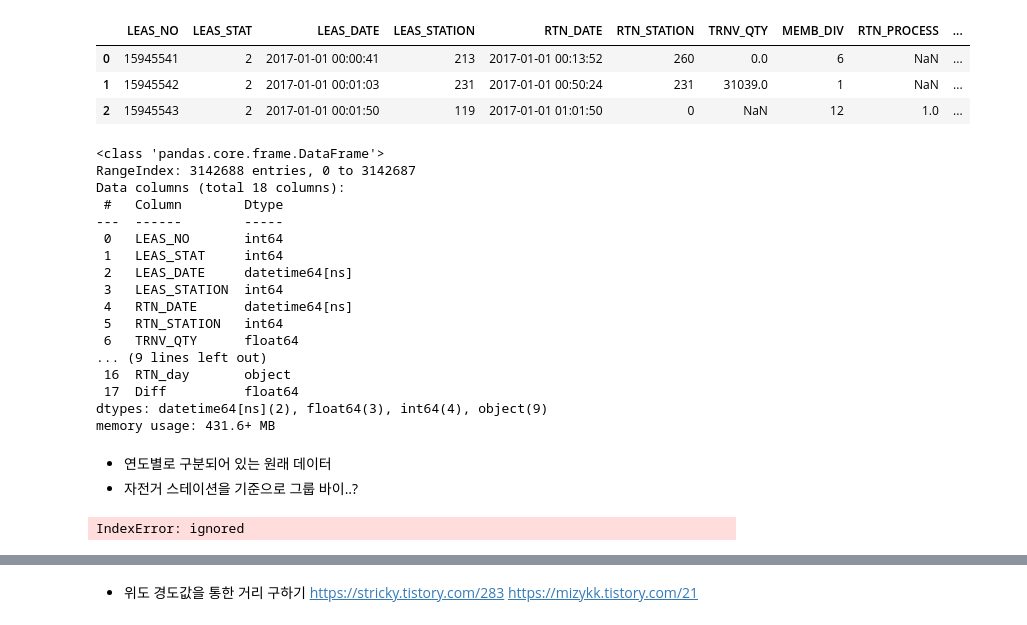
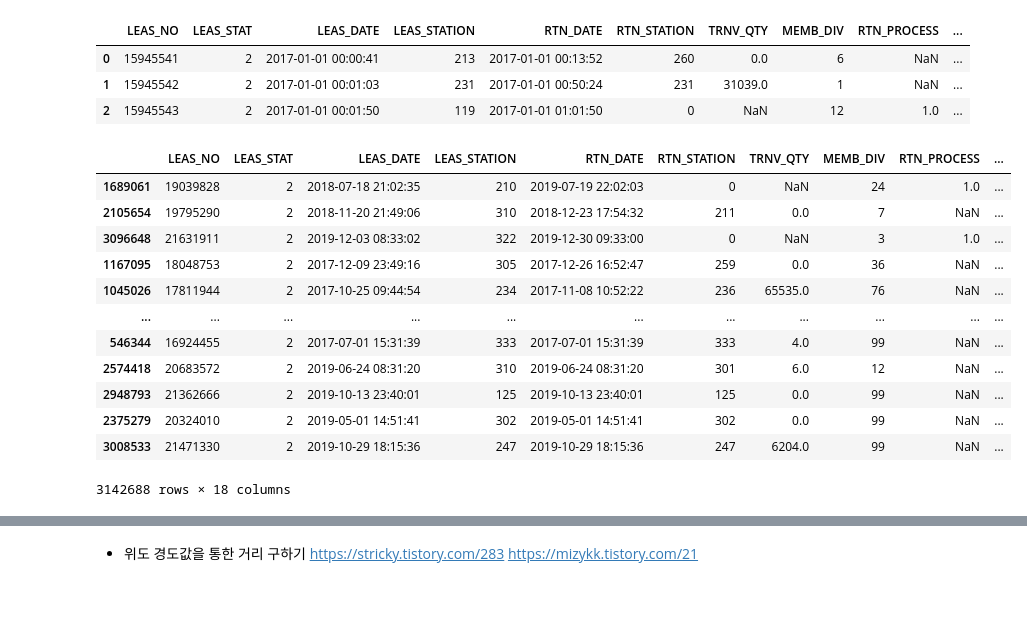
Before and after one commit to KIM-CHAEYOUNG/PROJECT_bike_station, a Jupyter notebook: 01_운영이력.ipynb, the cells around one changed output, grey strips where cells are left out. Saved outputs shown, nothing was run; the diff lists cells and outputs as text; code cells hidden in the pictures; blank space fills up the shorter version.

```diff
--- a/01_운영이력.ipynb
+++ b/01_운영이력.ipynb
@@ -247,37 +242,20 @@ bicycle_now.head(3)
 | 0 | 15945541 | 2 | 2017-01-01 00:00:41 | 213 | 2017-01-01 00:13:52 | 260 | 0.0 | 6 | NaN | ... |
 | 1 | 15945542 | 2 | 2017-01-01 00:01:03 | 231 | 2017-01-01 00:50:24 | 231 | 31039.0 | 1 | NaN | ... |
 | 2 | 15945543 | 2 | 2017-01-01 00:01:50 | 119 | 2017-01-01 01:01:50 | 0 | NaN | 12 | 1.0 | ... |
-# %%
-bicycle_now.info()
-# %% [output]
-<class 'pandas.core.frame.DataFrame'>
-RangeIndex: 3142688 entries, 0 to 3142687
-Data columns (total 18 columns):
- #   Column        Dtype
----  ------        -----
- 0   LEAS_NO       int64
- 1   LEAS_STAT     int64
- 2   LEAS_DATE     datetime64[ns]
- 3   LEAS_STATION  int64
- 4   RTN_DATE      datetime64[ns]
- 5   RTN_STATION   int64
- 6   TRNV_QTY      float64
-... (9 lines left out)
- 16  RTN_day       object
- 17  Diff          float64
-dtypes: datetime64[ns](2), float64(3), int64(4), object(9)
-memory usage: 431.6+ MB
-# %% [markdown]
-- 연도별로 구분되어 있는 원래 데이터
-- 자전거 스테이션을 기준으로 그룹 바이..?
-# %%
-# 회원/비회원 사용 빈도 추출을 위한 데이터 전처리 중
-# bicycle_now['MEM']=0
-
-# for m in range(0,len(bicycle_now)):
-#  if bicycle_now.iloc[m,7]=="99" :
-    bicycle_now.iloc[m,19] = 0
-#  else:
-    bicycle_now.iloc[m,19] = 1
-# %% [output]
-IndexError: ignored
+# %%
+# 이용시간이 가장 긴 노선 기준으로 sorting
+bicycle_now.sort_values('Diff', ascending=False)
+# %% [output]
+|  | LEAS_NO | LEAS_STAT | LEAS_DATE | LEAS_STATION | RTN_DATE | RTN_STATION | TRNV_QTY | MEMB_DIV | RTN_PROCESS | ... |
+| 1689061 | 19039828 | 2 | 2018-07-18 21:02:35 | 210 | 2019-07-19 22:02:03 | 0 | NaN | 24 | 1.0 | ... |
+| 2105654 | 19795290 | 2 | 2018-11-20 21:49:06 | 310 | 2018-12-23 17:54:32 | 211 | 0.0 | 7 | NaN | ... |
+| 3096648 | 21631911 | 2 | 2019-12-03 08:33:02 | 322 | 2019-12-30 09:33:00 | 0 | NaN | 3 | 1.0 | ... |
+| 1167095 | 18048753 | 2 | 2017-12-09 23:49:16 | 305 | 2017-12-26 16:52:47 | 259 | 0.0 | 36 | NaN | ... |
+| 1045026 | 17811944 | 2 | 2017-10-25 09:44:54 | 234 | 2017-11-08 10:52:22 | 236 | 65535.0 | 76 | NaN | ... |
+| ... | ... | ... | ... | ... | ... | ... | ... | ... | ... | ... |
+| 546344 | 16924455 | 2 | 2017-07-01 15:31:39 | 333 | 2017-07-01 15:31:39 | 333 | 4.0 | 99 | NaN | ... |
+| 2574418 | 20683572 | 2 | 2019-06-24 08:31:20 | 310 | 2019-06-24 08:31:20 | 301 | 6.0 | 12 | NaN | ... |
+| 2948793 | 21362666 | 2 | 2019-10-13 23:40:01 | 125 | 2019-10-13 23:40:01 | 125 | 0.0 | 99 | NaN | ... |
+| 2375279 | 20324010 | 2 | 2019-05-01 14:51:41 | 302 | 2019-05-01 14:51:41 | 302 | 0.0 | 99 | NaN | ... |
+| 3008533 | 21471330 | 2 | 2019-10-29 18:15:36 | 247 | 2019-10-29 18:15:36 | 247 | 6204.0 | 99 | NaN | ... |
+3142688 rows × 18 columns
```
Also changed, not shown: parts of 22 cells of this notebook.
